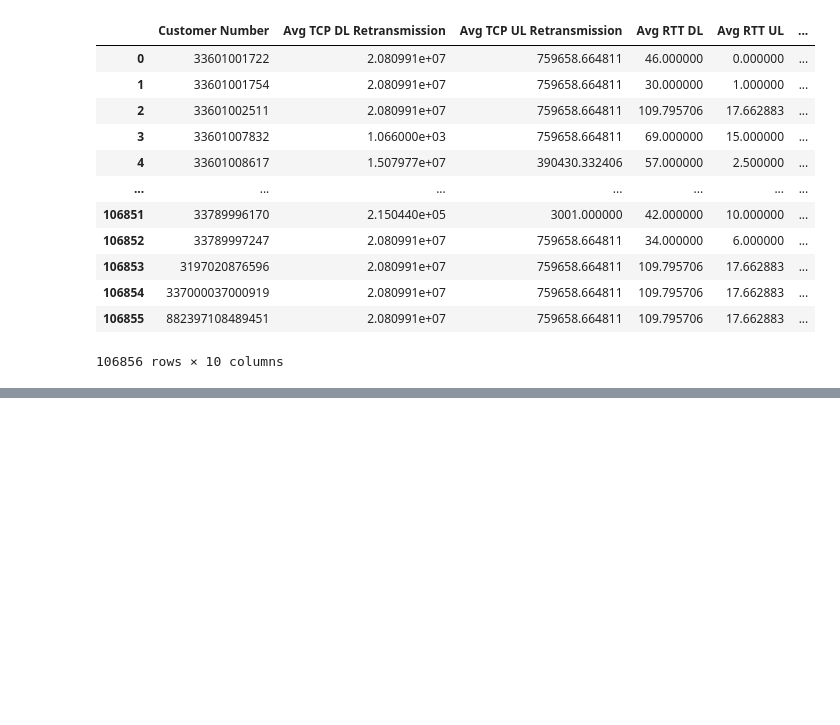
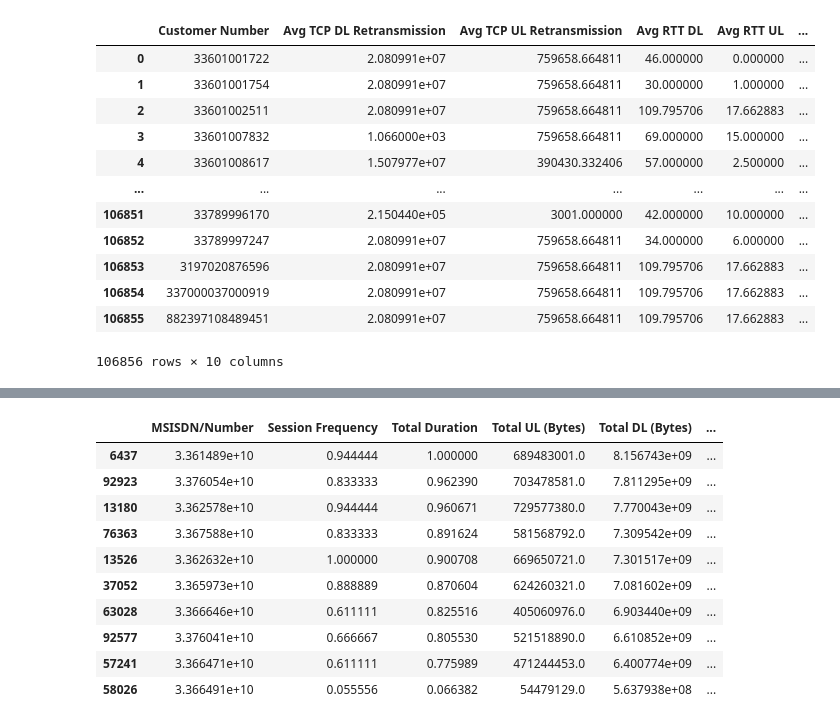
Before and after one commit to GetieBalew24/TellCo_Telecom_Analysis, a Jupyter notebook: notebooks/satisfaction_analysis.ipynb, the cells around one changed output, grey strips where cells are left out. Drawn from its saved outputs; the diff is of its cells as text; code cells hidden in the pictures; blank space fills up the shorter version.

Commit message:
Calculate satisfaction score

```diff
--- a/notebooks/satisfaction_analysis.ipynb
+++ b/notebooks/satisfaction_analysis.ipynb
@@ -143,3 +143,6 @@ user_experience_df
 | 106854 | 337000037000919 | 2.080991e+07 | 759658.664811 | 109.795706 | 17.662883 | ... |
 | 106855 | 882397108489451 | 2.080991e+07 | 759658.664811 | 109.795706 | 17.662883 | ... |
 106856 rows × 10 columns
+# %%
+# Calculate satisfaction score and report top 10 satisfied customers
+merged_df, top_10_satisfied = satisfaction_analyser.calculate_satisfaction(user_engagement_df,user_experience_df)
@@ -145,0 +166,15 @@ user_experience_df
+# %%
+# display the top 10 rows of the DataFrame
+top_10_satisfied
+# %% [output]
+|  | MSISDN/Number | Session Frequency | Total Duration | Total UL (Bytes) | Total DL (Bytes) | ... |
+| 6437 | 3.361489e+10 | 0.944444 | 1.000000 | 689483001.0 | 8.156743e+09 | ... |
+| 92923 | 3.376054e+10 | 0.833333 | 0.962390 | 703478581.0 | 7.811295e+09 | ... |
+| 13180 | 3.362578e+10 | 0.944444 | 0.960671 | 729577380.0 | 7.770043e+09 | ... |
+| 76363 | 3.367588e+10 | 0.833333 | 0.891624 | 581568792.0 | 7.309542e+09 | ... |
+| 13526 | 3.362632e+10 | 1.000000 | 0.900708 | 669650721.0 | 7.301517e+09 | ... |
+| 37052 | 3.365973e+10 | 0.888889 | 0.870604 | 624260321.0 | 7.081602e+09 | ... |
+| 63028 | 3.366646e+10 | 0.611111 | 0.825516 | 405060976.0 | 6.903440e+09 | ... |
+| 92577 | 3.376041e+10 | 0.666667 | 0.805530 | 521518890.0 | 6.610852e+09 | ... |
+| 57241 | 3.366471e+10 | 0.611111 | 0.775989 | 471244453.0 | 6.400774e+09 | ... |
+| 58026 | 3.366491e+10 | 0.055556 | 0.066382 | 54479129.0 | 5.637938e+08 | ... |
```
Also changed, not shown: parts of 1 cell of this notebook, 1 other file.
